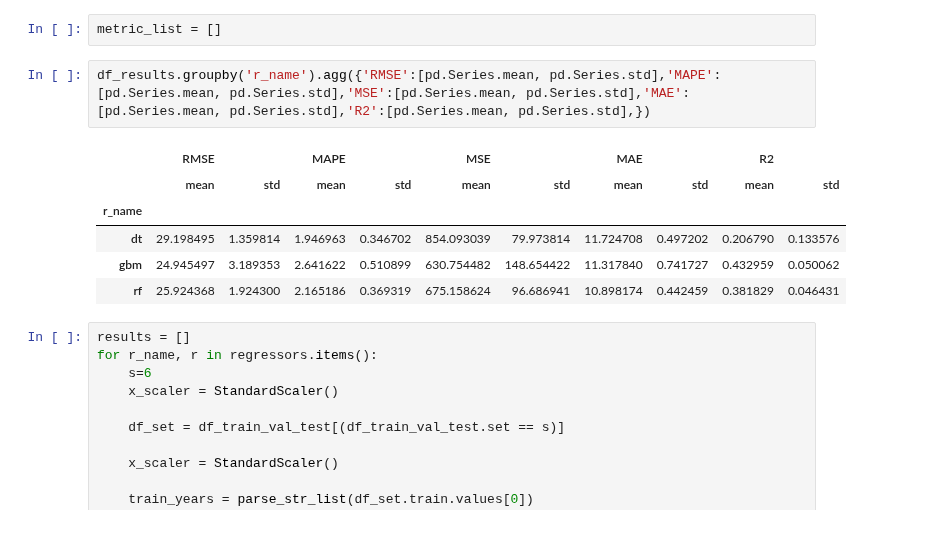
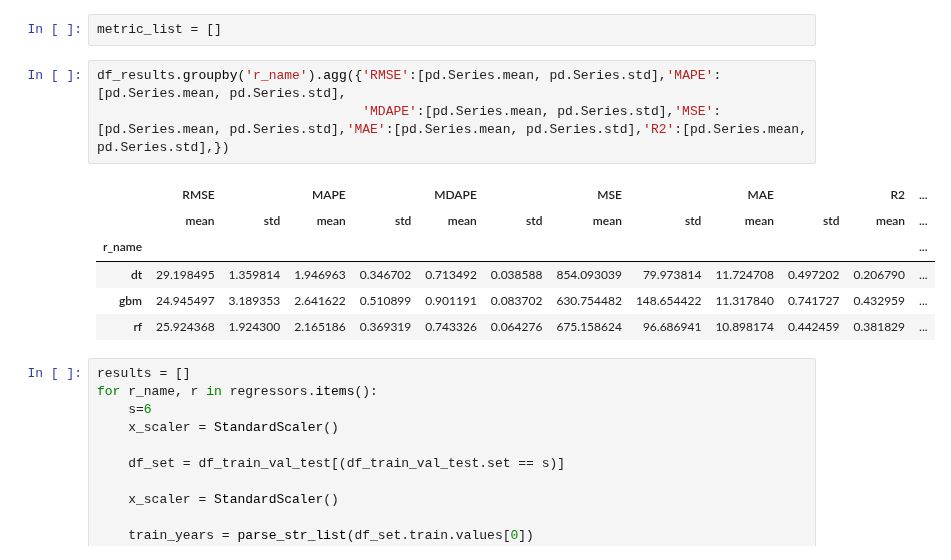
Before and after one commit to wanermiranda/desafio_ml, a Jupyter notebook: notebooks/6. Prediction - Exp 9.ipynb, the cells around one changed output. Drawn from its saved outputs; the diff is of its cells as text.

```diff
--- a/notebooks/6. Prediction - Exp 9.ipynb
+++ b/notebooks/6. Prediction - Exp 9.ipynb
@@ -162,14 +162,15 @@ Validating dt  on set 5
 # %%
 metric_list = []
 # %%
-df_results.groupby('r_name').agg({'RMSE':[pd.Series.mean, pd.Series.std],'MAPE':[pd.Series.mean, pd.Series.std],'MSE':[pd.Series.mean, pd.Series.std],'MAE':[pd.Series.mean, pd.Series.std],'R2':[pd.Series.mean, pd.Series.std],})
+df_results.groupby('r_name').agg({'RMSE':[pd.Series.mean, pd.Series.std],'MAPE':[pd.Series.mean, pd.Series.std],
+                                  'MDAPE':[pd.Series.mean, pd.Series.std],'MSE':[pd.Series.mean, pd.Series.std],'MAE':[pd.Series.mean, pd.Series.std],'R2':[pd.Series.mean, pd.Series.std],})
 # %% [output]
-|  | RMSE |  | MAPE |  | MSE |  | MAE |  | R2 |  |
-|  | mean | std | mean | std | mean | std | mean | std | mean | std |
-| r_name |  |  |  |  |  |  |  |  |  |  |
-| dt | 29.198495 | 1.359814 | 1.946963 | 0.346702 | 854.093039 | 79.973814 | 11.724708 | 0.497202 | 0.206790 | 0.133576 |
-| gbm | 24.945497 | 3.189353 | 2.641622 | 0.510899 | 630.754482 | 148.654422 | 11.317840 | 0.741727 | 0.432959 | 0.050062 |
-| rf | 25.924368 | 1.924300 | 2.165186 | 0.369319 | 675.158624 | 96.686941 | 10.898174 | 0.442459 | 0.381829 | 0.046431 |
+|  | RMSE |  | MAPE |  | MDAPE |  | MSE |  | MAE |  | R2 | ... |
+|  | mean | std | mean | std | mean | std | mean | std | mean | std | mean | ... |
+| r_name |  |  |  |  |  |  |  |  |  |  |  | ... |
+| dt | 29.198495 | 1.359814 | 1.946963 | 0.346702 | 0.713492 | 0.038588 | 854.093039 | 79.973814 | 11.724708 | 0.497202 | 0.206790 | ... |
+| gbm | 24.945497 | 3.189353 | 2.641622 | 0.510899 | 0.901191 | 0.083702 | 630.754482 | 148.654422 | 11.317840 | 0.741727 | 0.432959 | ... |
+| rf | 25.924368 | 1.924300 | 2.165186 | 0.369319 | 0.743326 | 0.064276 | 675.158624 | 96.686941 | 10.898174 | 0.442459 | 0.381829 | ... |
 # %%
 results = []
 for r_name, r in regressors.items():
```
Also changed, not shown: 2 other files.
